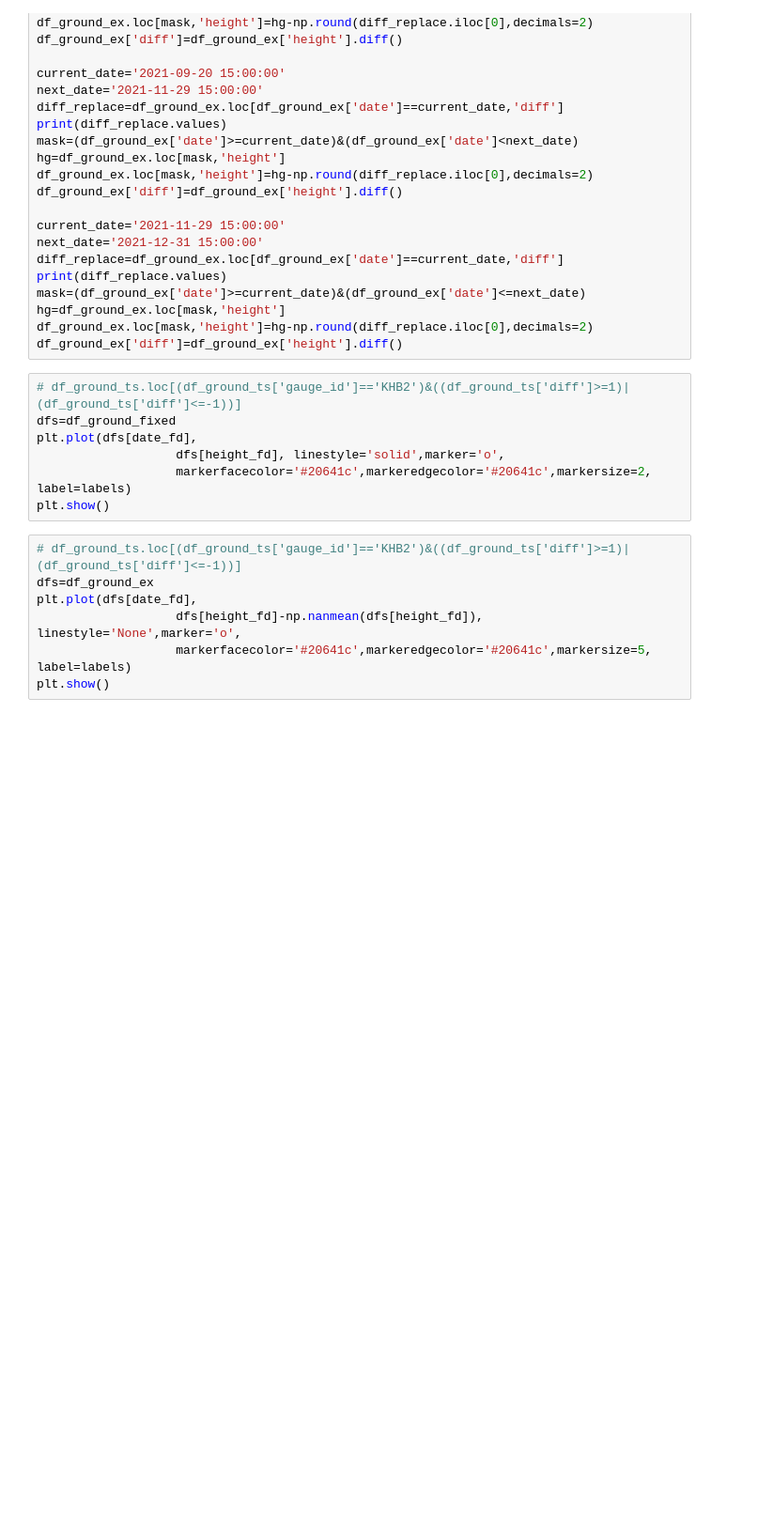
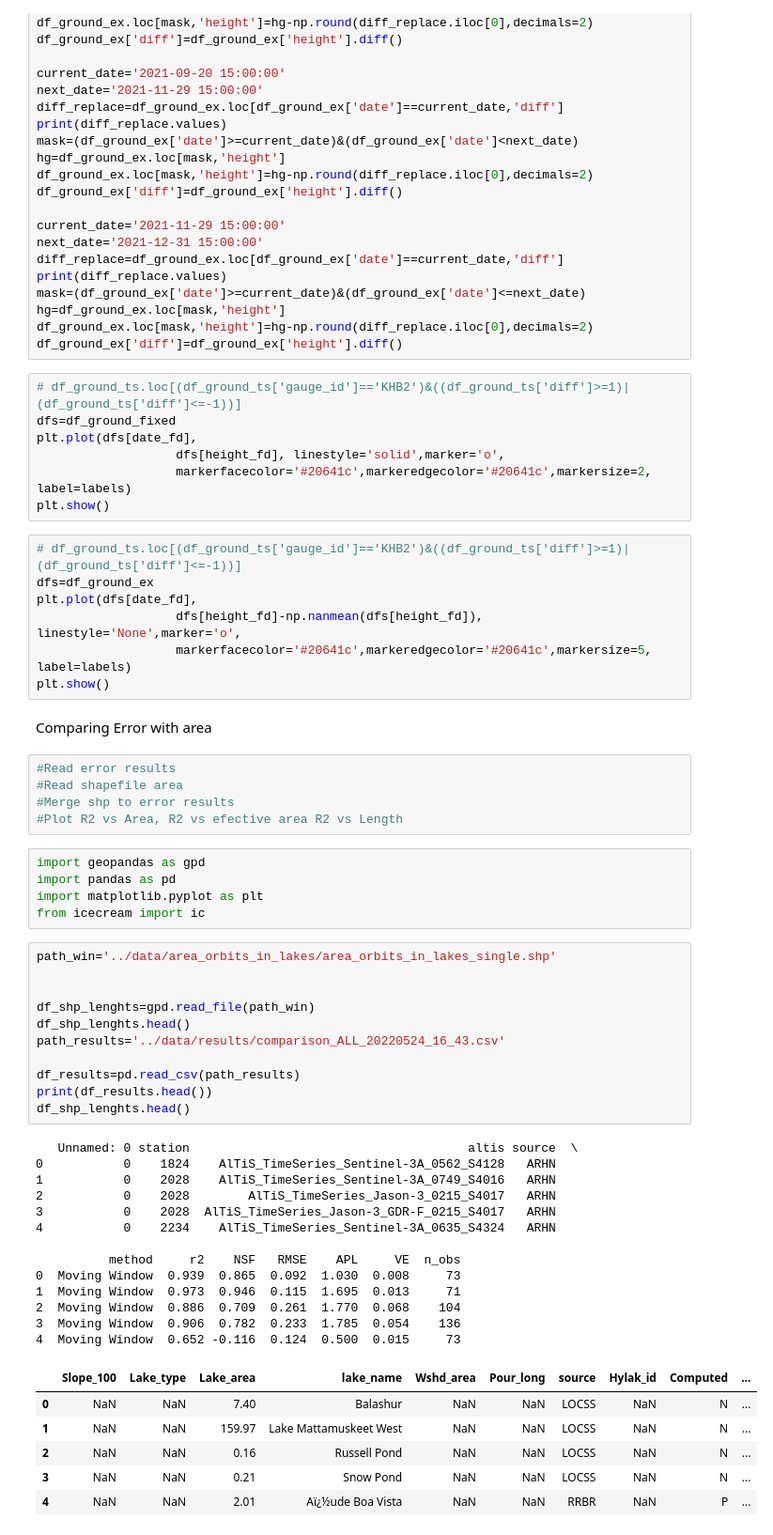
Before and after one commit to anmagomez/radar_altimetry_eval, a Jupyter notebook: src/rapid_request.ipynb, the cells around one changed output. Shown at 94% size. Drawn from its saved outputs; the diff is of its cells as text; blank space fills up the shorter version.

```diff
--- a/src/rapid_request.ipynb
+++ b/src/rapid_request.ipynb
@@ -1116,3 +1116,46 @@ plt.plot(dfs[date_fd],
                    dfs[height_fd]-np.nanmean(dfs[height_fd]), linestyle='None',marker='o',
                    markerfacecolor='#20641c',markeredgecolor='#20641c',markersize=5, label=labels)
 plt.show()
+# %% [markdown]
+Comparing Error with area
+# %%
+#Read error results
+#Read shapefile area
+#Merge shp to error results
+#Plot R2 vs Area, R2 vs efective area R2 vs Length
+# %%
+import geopandas as gpd
+import pandas as pd
+import matplotlib.pyplot as plt
+from icecream import ic
+# %%
+path_win='../data/area_orbits_in_lakes/area_orbits_in_lakes_single.shp'
+
+
+df_shp_lenghts=gpd.read_file(path_win)
+df_shp_lenghts.head()
+path_results='../data/results/comparison_ALL_20220524_16_43.csv'
+
+df_results=pd.read_csv(path_results)
+print(df_results.head())
+df_shp_lenghts.head()
+# %% [output]
+   Unnamed: 0 station                                      altis source  \
+0           0    1824    AlTiS_TimeSeries_Sentinel-3A_0562_S4128   ARHN
+1           0    2028    AlTiS_TimeSeries_Sentinel-3A_0749_S4016   ARHN
+2           0    2028        AlTiS_TimeSeries_Jason-3_0215_S4017   ARHN
+3           0    2028  AlTiS_TimeSeries_Jason-3_GDR-F_0215_S4017   ARHN
+4           0    2234    AlTiS_TimeSeries_Sentinel-3A_0635_S4324   ARHN
+
+          method     r2    NSF   RMSE    APL     VE  n_obs
+0  Moving Window  0.939  0.865  0.092  1.030  0.008     73
+1  Moving Window  0.973  0.946  0.115  1.695  0.013     71
+2  Moving Window  0.886  0.709  0.261  1.770  0.068    104
+3  Moving Window  0.906  0.782  0.233  1.785  0.054    136
+4  Moving Window  0.652 -0.116  0.124  0.500  0.015     73
+|  | Slope_100 | Lake_type | Lake_area | lake_name | Wshd_area | Pour_long | source | Hylak_id | Computed | ... |
+| 0 | NaN | NaN | 7.40 | Balashur | NaN | NaN | LOCSS | NaN | N | ... |
+| 1 | NaN | NaN | 159.97 | Lake Mattamuskeet West | NaN | NaN | LOCSS | NaN | N | ... |
+| 2 | NaN | NaN | 0.16 | Russell Pond | NaN | NaN | LOCSS | NaN | N | ... |
+| 3 | NaN | NaN | 0.21 | Snow Pond | NaN | NaN | LOCSS | NaN | N | ... |
+| 4 | NaN | NaN | 2.01 | Aï¿½ude Boa Vista | NaN | NaN | RRBR | NaN | P | ... |
```
Also changed, not shown: parts of 6 cells of this notebook.
